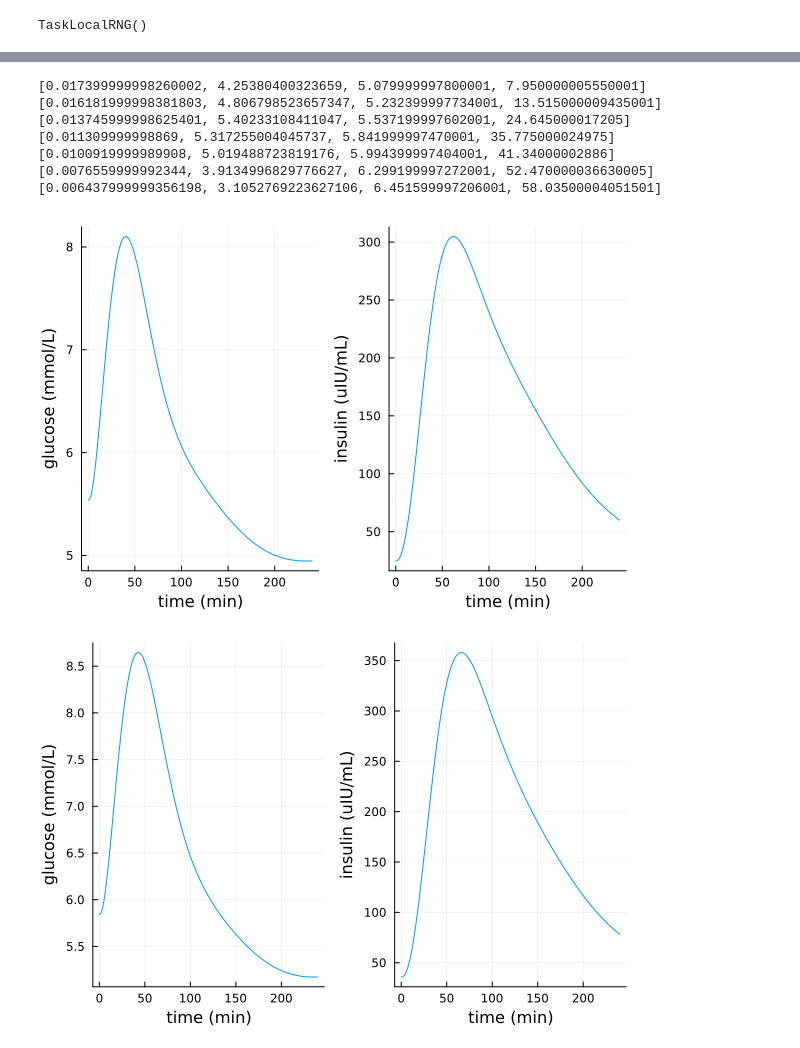
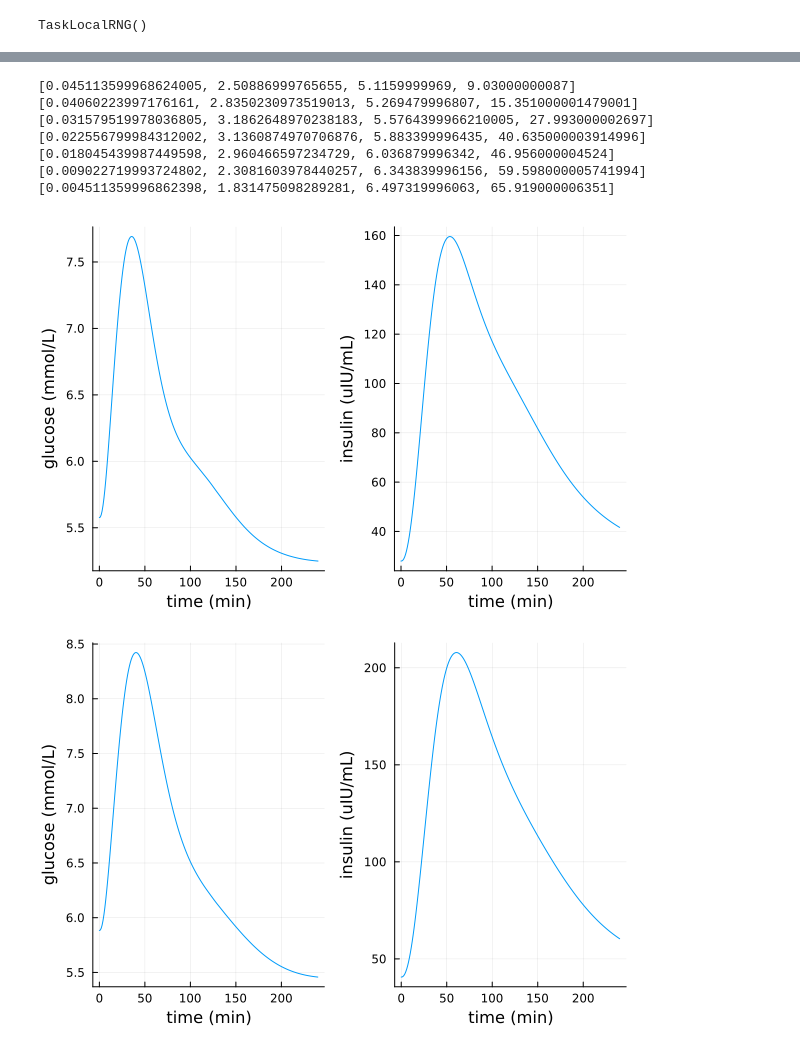
Before and after one commit to JDQuadt/EDES, a Jupyter notebook: GeneratePatientsEDES.ipynb, the cells around one changed output, grey strips where cells are left out. Drawn from its saved outputs; the diff is of its cells as text; code cells hidden in the pictures.

```diff
--- a/GeneratePatientsEDES.ipynb
+++ b/GeneratePatientsEDES.ipynb
@@ -13,11 +14,11 @@ Random.seed!(1234)
 # %% [output]
 TaskLocalRNG()
 # %%
-n = 10
+n = 100
 parameters = ["k5","k6"]
 BW = 70
 
-means_params = [0.0174, 4.6237]
+means_params = [0.0424, 2.2975]#0.0174,#4.6237]
 
 
 lower_deviation = means_params .- (means_params .*0.1)
@@ -37,7 +38,7 @@ Synthetic_population = MakePatients(n, parameters, parameter_ranges, fasting_ran
 # %%
 include("./EDES/including.jl")
 
-k5_linear = 0.07
+k5_linear = 0.1
 k6_parabolic = 0.02
 k6_linear = 0.15
 long_time_points = [0,1,3,5,6,8,9]
@@ -95,7 +96,7 @@ for i in 1:length(Synthetic_population)
             println(parameter_values_copy)
             #savefig("../Images/SyntheticPatientResponses/SyntheticPatient$i-$j-k5-$k5_linear-k6-$k6_parabolic-k6-$k6_linear.png")
         end
-        if j ==4 && i == 1
+        if j ==7 && i == 1
             LocalSensitivityAnalysis(model_copy, parameter_values_copy, spread = 0.5)
         end
 
@@ -108,7 +109,12 @@ for i in 1:length(Synthetic_population)
 end
 
 #save the outputs
-save("../Results/SyntheticPatientsOutputs.jld2",
+date_str = Dates.format(now(), "yyyy-mm-dd")
+time_str = Dates.format(now(), "HH_MM")
+date_time_str = date_str * "-" * time_str
+file_name = "./Results/SyntheticPatientsOutputs_$date_time_str.jld2"
+
+save(file_name,
     "glucose", outputs_glc,
     "insulin", outputs_ins,
     "time_G", glucose_time_points,
@@ -116,7 +122,7 @@ save("../Results/SyntheticPatientsOutputs.jld2",
     "BW", BW,
     "ID", IDs,
     "Health", Health,
-    )
+)
 
 
 
@@ -128,9 +134,9 @@ save("../Results/SyntheticPatientsOutputs.jld2",
-[0.017399999998260002, 4.25380400323659, 5.079999997800001, 7.950000005550001]
-[0.016181999998381803, 4.806798523657347, 5.232399997734001, 13.515000009435001]
-[0.013745999998625401, 5.40233108411047, 5.537199997602001, 24.645000017205]
-[0.011309999998869, 5.317255004045737, 5.841999997470001, 35.775000024975]
-[0.0100919999989908, 5.019488723819176, 5.994399997404001, 41.34000002886]
-[0.0076559999992344, 3.9134996829776627, 6.299199997272001, 52.470000036630005]
-[0.006437999999356198, 3.1052769223627106, 6.451599997206001, 58.03500004051501]
+[0.045113599968624005, 2.50886999765655, 5.1159999969, 9.03000000087]
+[0.04060223997176161, 2.8350230973519013, 5.269479996807, 15.351000001479001]
+[0.031579519978036805, 3.1862648970238183, 5.5764399966210005, 27.993000002697]
+[0.022556799984312002, 3.1360874970706876, 5.883399996435, 40.635000003914996]
+[0.018045439987449598, 2.960466597234729, 6.036879996342, 46.956000004524]
+[0.009022719993724802, 2.3081603978440257, 6.343839996156, 59.598000005741994]
+[0.004511359996862398, 1.831475098289281, 6.497319996063, 65.919000006351]
-[figure, old version]
+[figure, new version]
-[figure, old version]
+[figure, new version]
```
Also changed, not shown: parts of 3 cells of this notebook, 22 other files.
